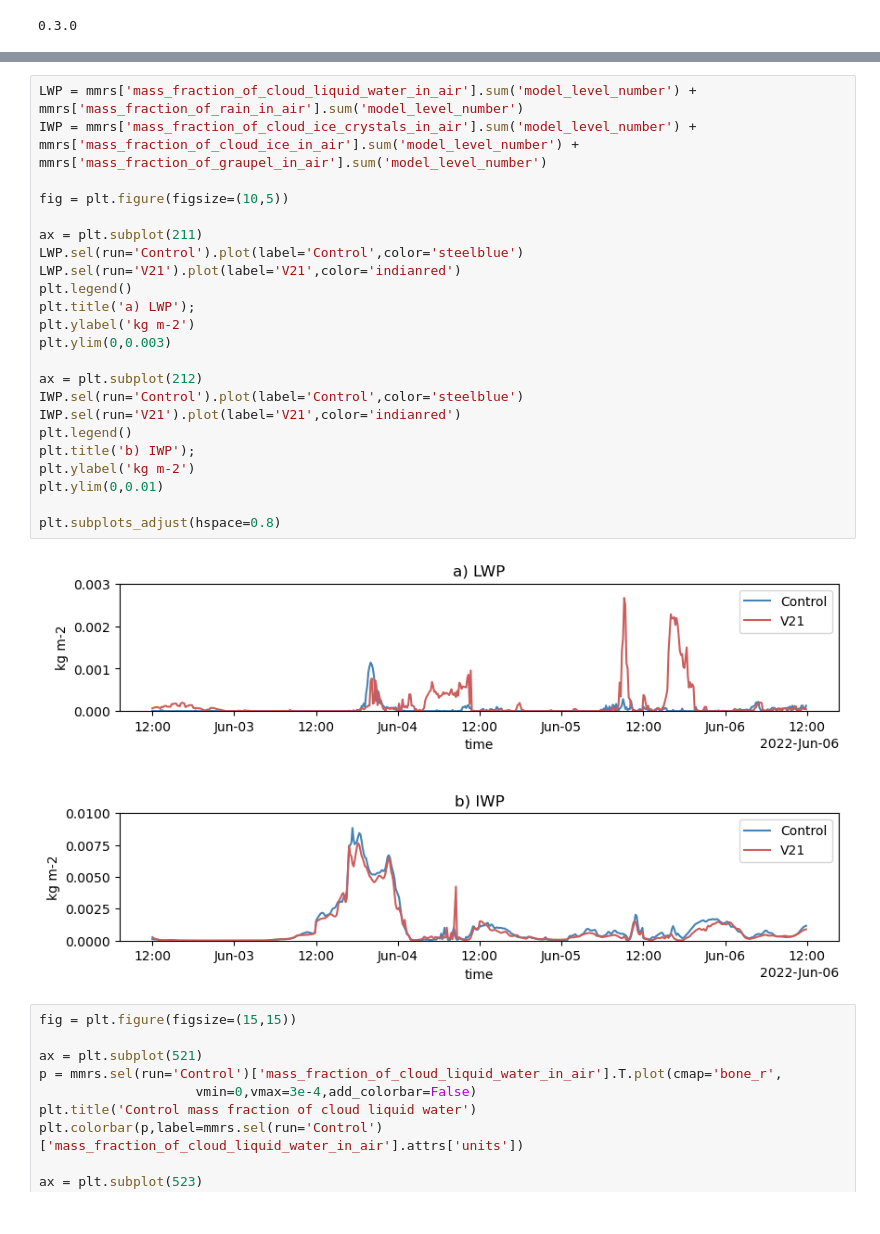
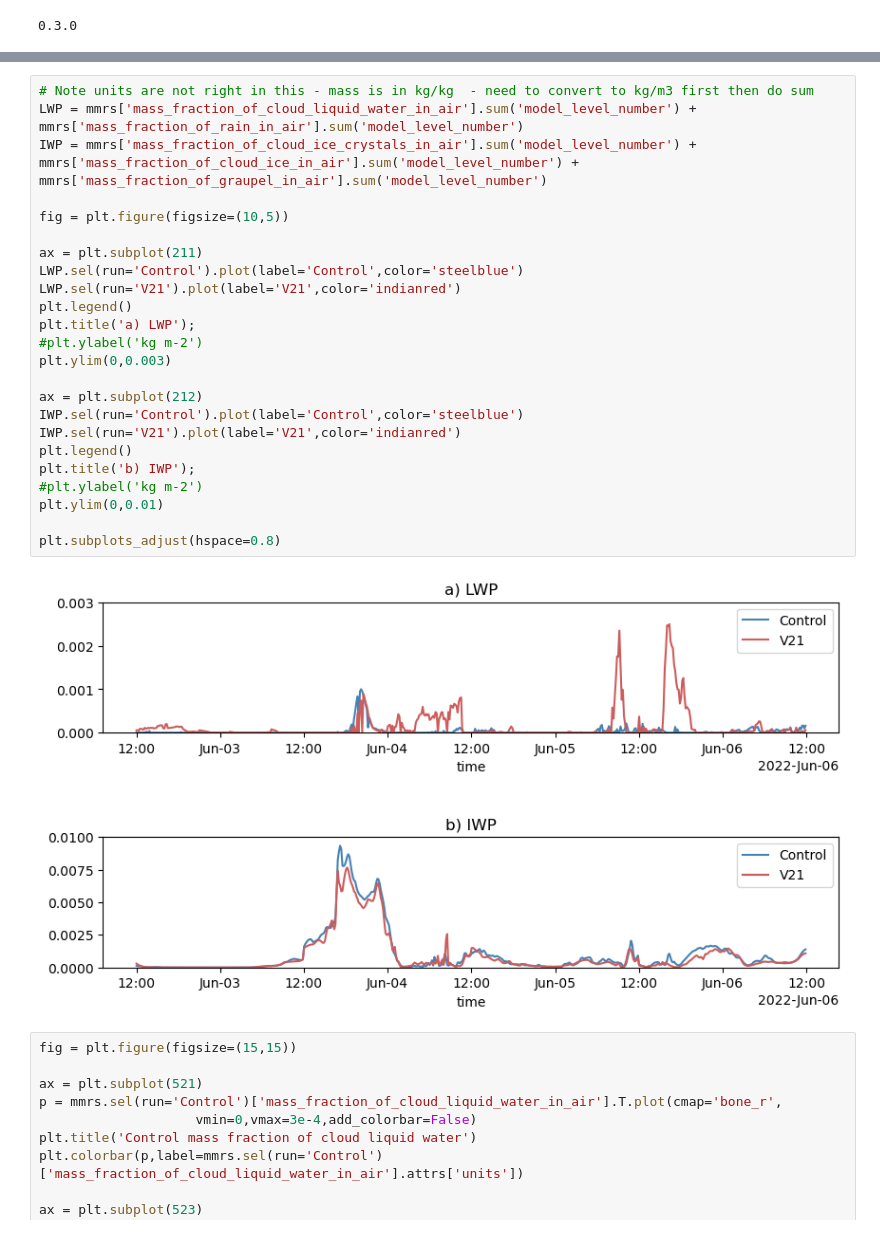
Before and after one commit to sfiddes/Davis_June2022_case_study, a Jupyter notebook: preliminary_plots.ipynb, the cells around one changed output, grey strips where cells are left out. Drawn from its saved outputs; the diff is of its cells as text.

```diff
--- a/preliminary_plots.ipynb
+++ b/preliminary_plots.ipynb
@@ -68,28 +68,29 @@ plt.subplots_adjust(hspace=0.8)
 # %%
+# Note units are not right in this - mass is in kg/kg  - need to convert to kg/m3 first then do sum
 LWP = mmrs['mass_fraction_of_cloud_liquid_water_in_air'].sum('model_level_number') + mmrs['mass_fraction_of_rain_in_air'].sum('model_level_number')
 IWP = mmrs['mass_fraction_of_cloud_ice_crystals_in_air'].sum('model_level_number') + mmrs['mass_fraction_of_cloud_ice_in_air'].sum('model_level_number') + mmrs['mass_fraction_of_graupel_in_air'].sum('model_level_number')
 
 fig = plt.figure(figsize=(10,5))
 
 ax = plt.subplot(211)
 LWP.sel(run='Control').plot(label='Control',color='steelblue')
 LWP.sel(run='V21').plot(label='V21',color='indianred')
 plt.legend()
 plt.title('a) LWP');
-plt.ylabel('kg m-2')
+#plt.ylabel('kg m-2')
 plt.ylim(0,0.003)
 
 ax = plt.subplot(212)
 IWP.sel(run='Control').plot(label='Control',color='steelblue')
 IWP.sel(run='V21').plot(label='V21',color='indianred')
 plt.legend()
 plt.title('b) IWP');
-plt.ylabel('kg m-2')
+#plt.ylabel('kg m-2')
 plt.ylim(0,0.01)
 
 plt.subplots_adjust(hspace=0.8)
 # %% [output]
-[figure, old version]
+[figure, new version]
 # %%
 fig = plt.figure(figsize=(15,15))
 
```
Also changed, not shown: parts of 5 cells of this notebook, 1 other file.
